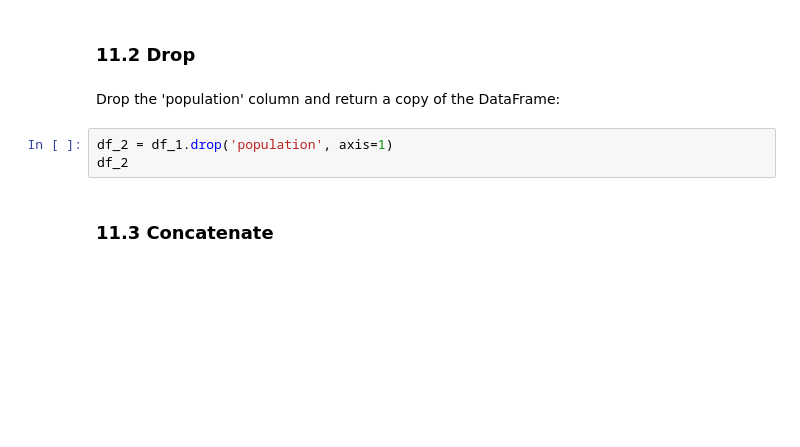
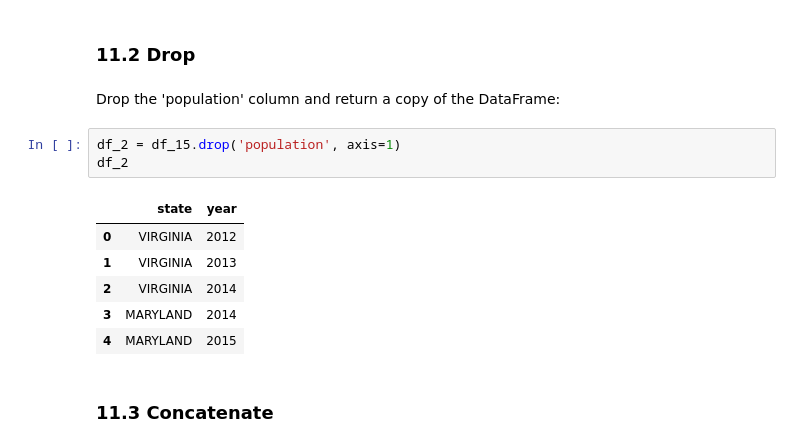
Before and after one commit to tulip-lab/sit742, a Jupyter notebook: Jupyter/SIT742P02C-OperationsinPandas.ipynb, the cells around one changed output. Drawn from its saved outputs; the diff is of its cells as text; blank space fills up the shorter version.

```diff
--- a/Jupyter/SIT742P02C-OperationsinPandas.ipynb
+++ b/Jupyter/SIT742P02C-OperationsinPandas.ipynb
@@ -562,8 +1240,15 @@ df_1
 # %% [markdown]
 Drop the 'population' column and return a copy of the DataFrame:
 # %%
-df_2 = df_1.drop('population', axis=1)
+df_2 = df_15.drop('population', axis=1)
 df_2
+# %% [output]
+|  | state | year |
+| 0 | VIRGINIA | 2012 |
+| 1 | VIRGINIA | 2013 |
+| 2 | VIRGINIA | 2014 |
+| 3 | MARYLAND | 2014 |
+| 4 | MARYLAND | 2015 |
 # %% [markdown]
 ### 11.3 Concatenate
 # %% [markdown]
```
Also changed, not shown: parts of 112 cells of this notebook, 1 other file.
